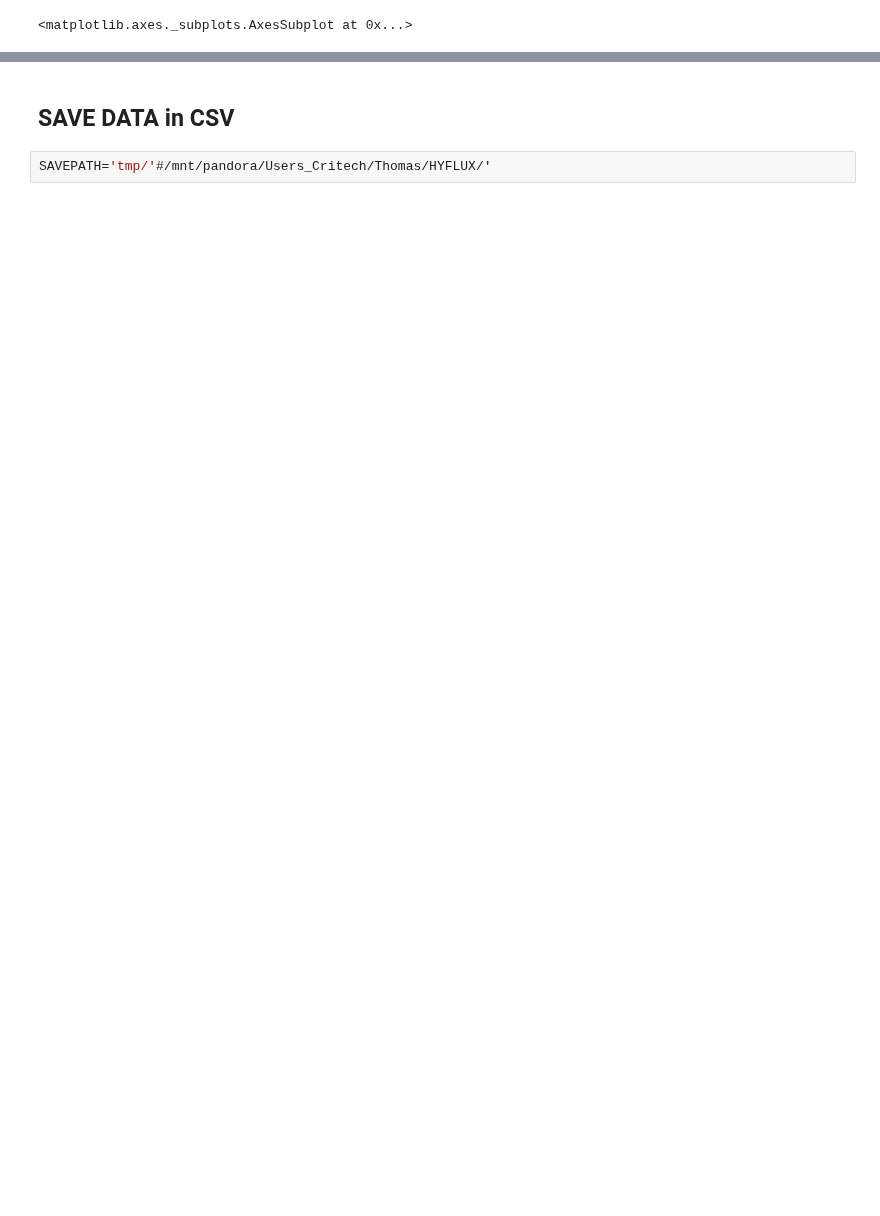
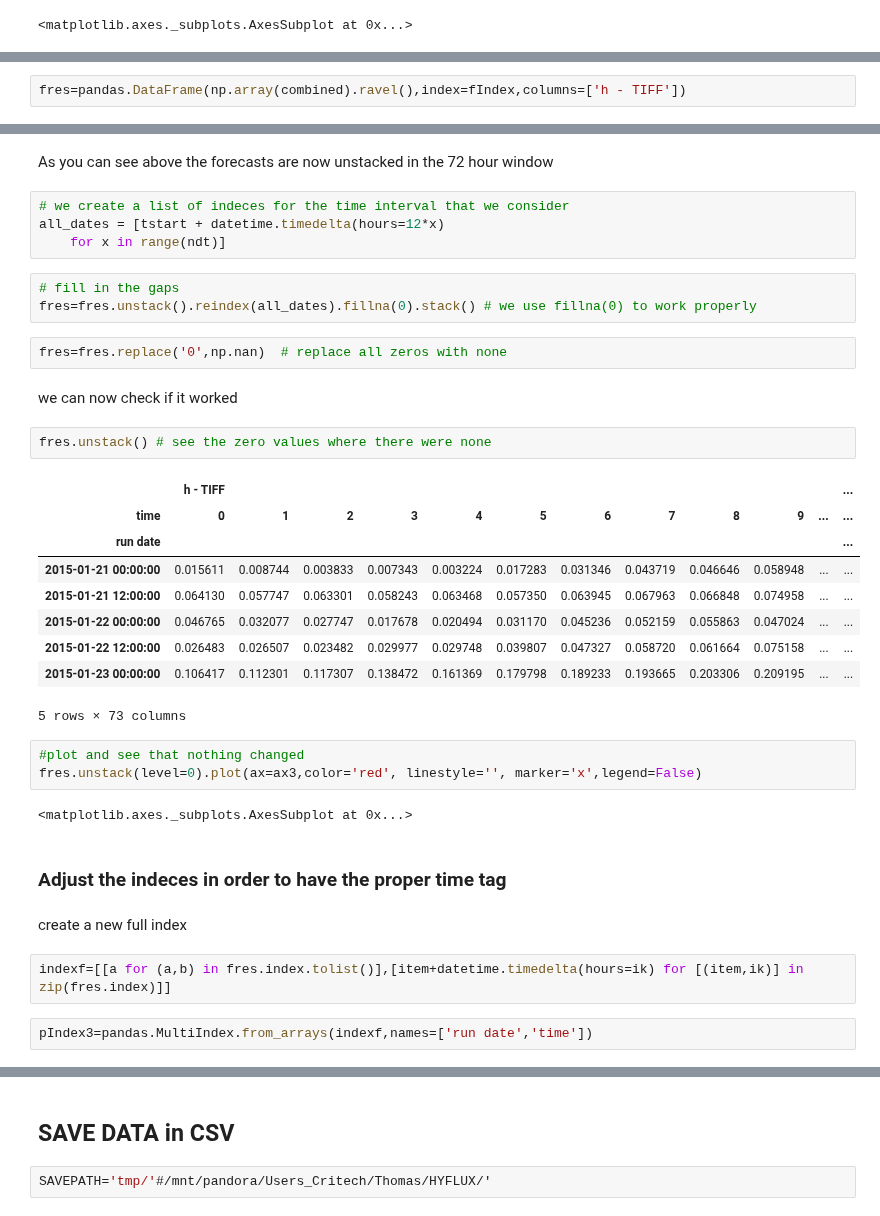
Before and after one commit to brey/pyPoseidon, a Jupyter notebook: Jupyter/Notebooks/Hyflux point data.ipynb, the cells around one changed output, grey strips where cells are left out. Cells and saved outputs as stored; diff of their text form; blank space fills up the shorter version.

```diff
--- a/Jupyter/Notebooks/Hyflux point data.ipynb
+++ b/Jupyter/Notebooks/Hyflux point data.ipynb
@@ -318,0 +323,2 @@ res.unstack(level=0).plot(ax=ax1,color='red', linestyle='', marker='.',legend=Fa
+# %%
+fres=pandas.DataFrame(np.array(combined).ravel(),index=fIndex,columns=['h - TIFF'])
@@ -318,0 +331,38 @@ res.unstack(level=0).plot(ax=ax1,color='red', linestyle='', marker='.',legend=Fa
+# %% [markdown]
+As you can see above the forecasts are now unstacked in the 72 hour window
+# %%
+# we create a list of indeces for the time interval that we consider
+all_dates = [tstart + datetime.timedelta(hours=12*x)
+    for x in range(ndt)]
+# %%
+# fill in the gaps
+fres=fres.unstack().reindex(all_dates).fillna(0).stack() # we use fillna(0) to work properly
+# %%
+fres=fres.replace('0',np.nan)  # replace all zeros with none
+# %% [markdown]
+we can now check if it worked
+# %%
+fres.unstack() # see the zero values where there were none
+# %% [output]
+|  | h - TIFF |  |  |  |  |  |  |  |  |  |  | ... |
+| time | 0 | 1 | 2 | 3 | 4 | 5 | 6 | 7 | 8 | 9 | ... | ... |
+| run date |  |  |  |  |  |  |  |  |  |  |  | ... |
+| 2015-01-21 00:00:00 | 0.015611 | 0.008744 | 0.003833 | 0.007343 | 0.003224 | 0.017283 | 0.031346 | 0.043719 | 0.046646 | 0.058948 | ... | ... |
+| 2015-01-21 12:00:00 | 0.064130 | 0.057747 | 0.063301 | 0.058243 | 0.063468 | 0.057350 | 0.063945 | 0.067963 | 0.066848 | 0.074958 | ... | ... |
+| 2015-01-22 00:00:00 | 0.046765 | 0.032077 | 0.027747 | 0.017678 | 0.020494 | 0.031170 | 0.045236 | 0.052159 | 0.055863 | 0.047024 | ... | ... |
+| 2015-01-22 12:00:00 | 0.026483 | 0.026507 | 0.023482 | 0.029977 | 0.029748 | 0.039807 | 0.047327 | 0.058720 | 0.061664 | 0.075158 | ... | ... |
+| 2015-01-23 00:00:00 | 0.106417 | 0.112301 | 0.117307 | 0.138472 | 0.161369 | 0.179798 | 0.189233 | 0.193665 | 0.203306 | 0.209195 | ... | ... |
+5 rows × 73 columns
+# %%
+#plot and see that nothing changed
+fres.unstack(level=0).plot(ax=ax3,color='red', linestyle='', marker='x',legend=False)
+# %% [output]
+<matplotlib.axes._subplots.AxesSubplot at 0x...>
+# %% [markdown]
+### Adjust the indeces in order to have the proper time tag
+# %% [markdown]
+create a new full index
+# %%
+indexf=[[a for (a,b) in fres.index.tolist()],[item+datetime.timedelta(hours=ik) for [(item,ik)] in zip(fres.index)]]
+# %%
+pIndex3=pandas.MultiIndex.from_arrays(indexf,names=['run date','time'])
```
Also changed, not shown: parts of 39 cells of this notebook, 23 other files.
